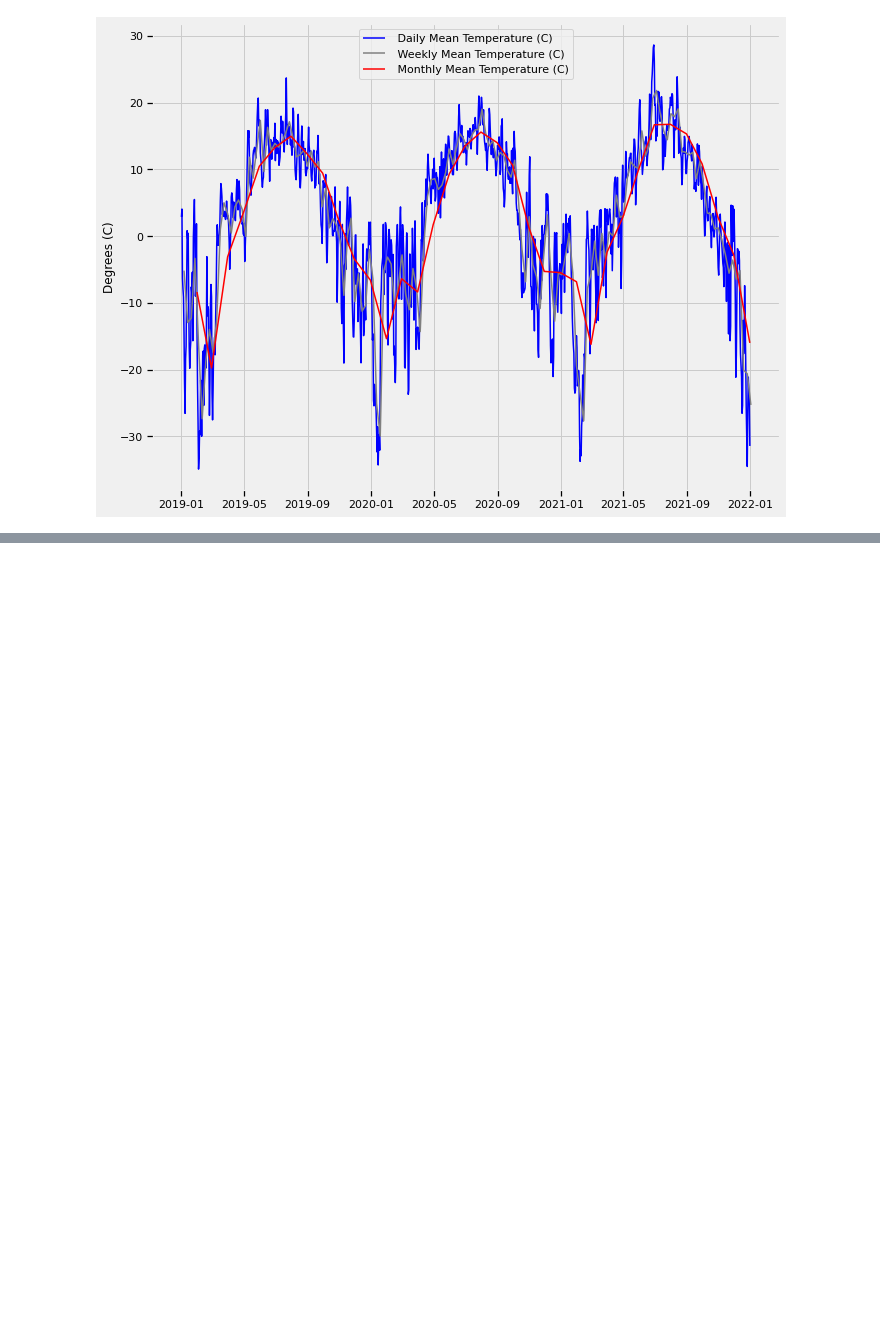
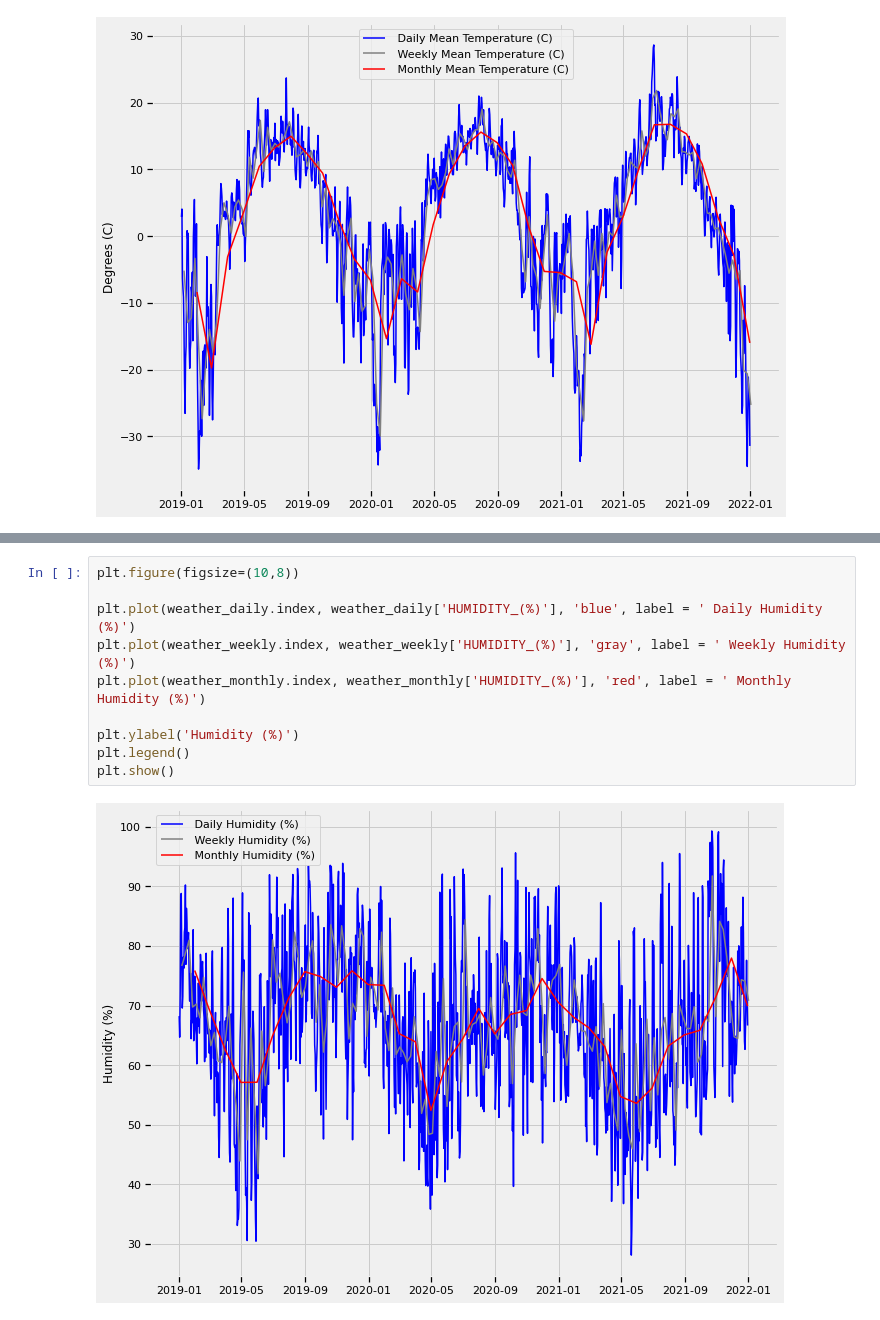
Before and after one commit to mirandadoris/CIV1498_Project2_Pythoneers, a Jupyter notebook: 1-Data_cleaning/Weather_Data_Cleaning.ipynb, the cells around one changed output, grey strips where cells are left out. Drawn from its saved outputs; the diff is of its cells as text; blank space fills up the shorter version.

```diff
--- a/1-Data_cleaning/Weather_Data_Cleaning.ipynb
+++ b/1-Data_cleaning/Weather_Data_Cleaning.ipynb
@@ -252,0 +259,12 @@ plt.ylabel('Humidity (%)')
+# %%
+plt.figure(figsize=(10,8))
+
+plt.plot(weather_daily.index, weather_daily['HUMIDITY_(%)'], 'blue', label = ' Daily Humidity (%)')
+plt.plot(weather_weekly.index, weather_weekly['HUMIDITY_(%)'], 'gray', label = ' Weekly Humidity (%)')
+plt.plot(weather_monthly.index, weather_monthly['HUMIDITY_(%)'], 'red', label = ' Monthly Humidity (%)')
+
+plt.ylabel('Humidity (%)')
+plt.legend()
+plt.show()
+# %% [output]
+[figure, added]
```
Also changed, not shown: parts of 7 cells of this notebook.
